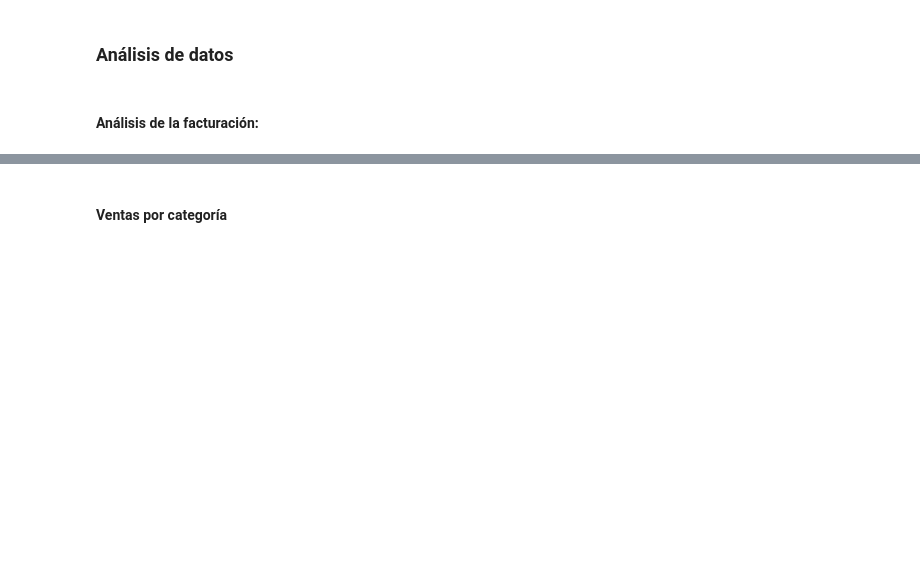
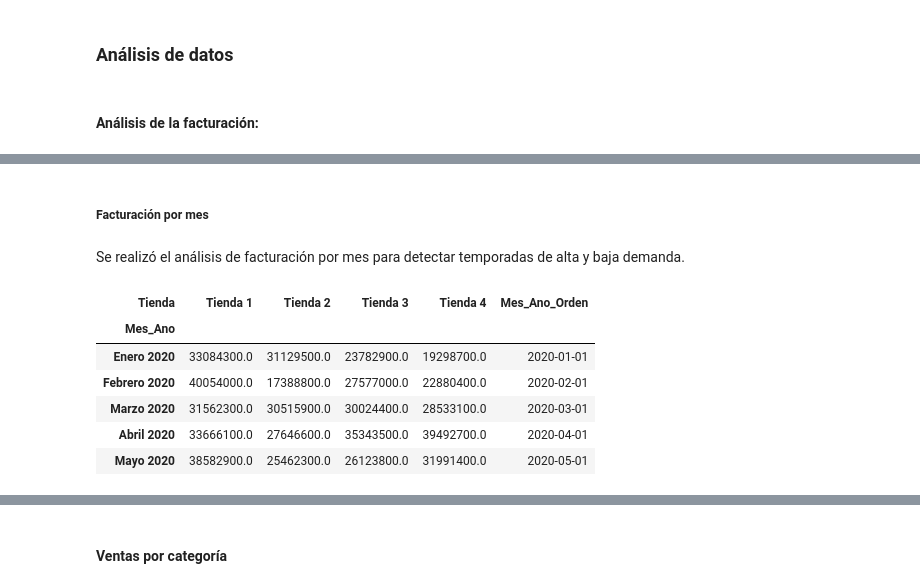
Before and after one commit to ecordovag/challenge_alura_store, a Jupyter notebook: AluraStoreLatam.ipynb, the cells around one changed output, grey strips where cells are left out. Cells and saved outputs as stored; diff of their text form; code cells hidden in the pictures; blank space fills up the shorter version.

```diff
--- a/AluraStoreLatam.ipynb
+++ b/AluraStoreLatam.ipynb
@@ -429,0 +542,23 @@ plt.show()
+# %% [markdown]
+##### Facturación por mes
+# %% [markdown]
+Se realizó el análisis de facturación por mes para detectar temporadas de alta y baja demanda.
+# %%
+# Configuracíon local de idioma (español)
+locale.setlocale(locale.LC_TIME, 'es_ES.UTF-8')
+
+# Creación de tabla resumen de ventas por mes ordenadas por mes y año
+df_combinados_mes_ano = df_combinados.copy()
+df_combinados_mes_ano['Mes_Ano'] = df_combinados_mes_ano['Mes']+' '+df_combinados_mes_ano['Ano'].astype('str')
+tabla_resumen_mes_ano = pd.pivot_table(df_combinados_mes_ano, values='Precio', index='Mes_Ano', columns='Tienda', aggfunc='sum', fill_value=0)
+tabla_resumen_mes_ano['Mes_Ano_Orden'] = pd.to_datetime(tabla_resumen_mes_ano.index, format= '%B %Y')
+tabla_resumen_mes_ano = tabla_resumen_mes_ano.sort_values(by='Mes_Ano_Orden')
+tabla_resumen_mes_ano.head(5)
+# %% [output]
+| Tienda | Tienda 1 | Tienda 2 | Tienda 3 | Tienda 4 | Mes_Ano_Orden |
+| Mes_Ano |  |  |  |  |  |
+| Enero 2020 | 33084300.0 | 31129500.0 | 23782900.0 | 19298700.0 | 2020-01-01 |
+| Febrero 2020 | 40054000.0 | 17388800.0 | 27577000.0 | 22880400.0 | 2020-02-01 |
+| Marzo 2020 | 31562300.0 | 30515900.0 | 30024400.0 | 28533100.0 | 2020-03-01 |
+| Abril 2020 | 33666100.0 | 27646600.0 | 35343500.0 | 39492700.0 | 2020-04-01 |
+| Mayo 2020 | 38582900.0 | 25462300.0 | 26123800.0 | 31991400.0 | 2020-05-01 |
```
Also changed, not shown: parts of 25 cells of this notebook.
